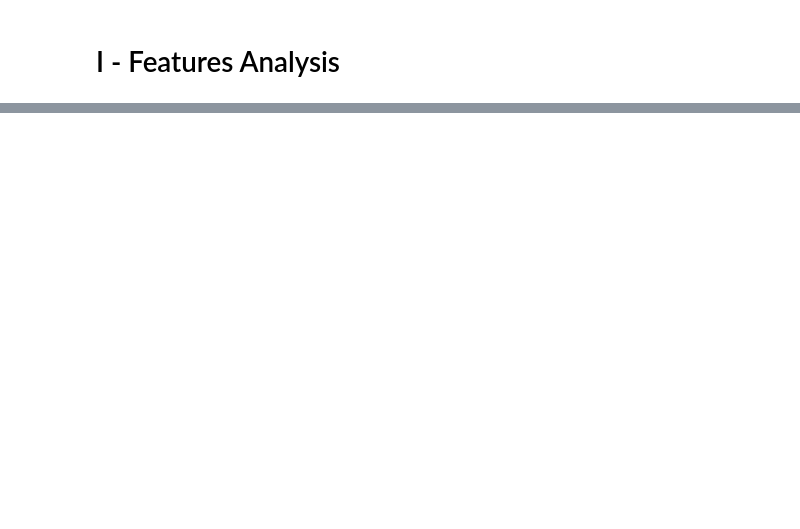
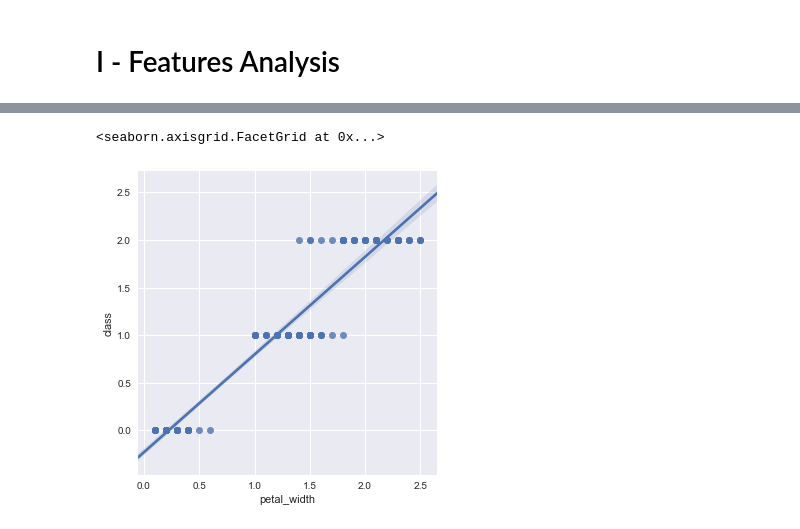
Before and after one commit to gangsaur/jupyter-sklearn-explore, a Jupyter notebook: Tucil2_13514001.ipynb, the cells around one changed output, grey strips where cells are left out. Cells and saved outputs as stored; diff of their text form; code cells hidden in the pictures; blank space fills up the shorter version.

```diff
--- a/Tucil2_13514001.ipynb
+++ b/Tucil2_13514001.ipynb
@@ -136,0 +224,5 @@ print(iris.target_names[MLPResult])
+# %%
+sns.lmplot(x=iris_df.columns[3], y=iris_df.columns[iris_feature_size], data=iris_df)
+# %% [output]
+<seaborn.axisgrid.FacetGrid at 0x...>
+[figure, added]
```
Also changed, not shown: parts of 18 cells of this notebook, 2 other files.
